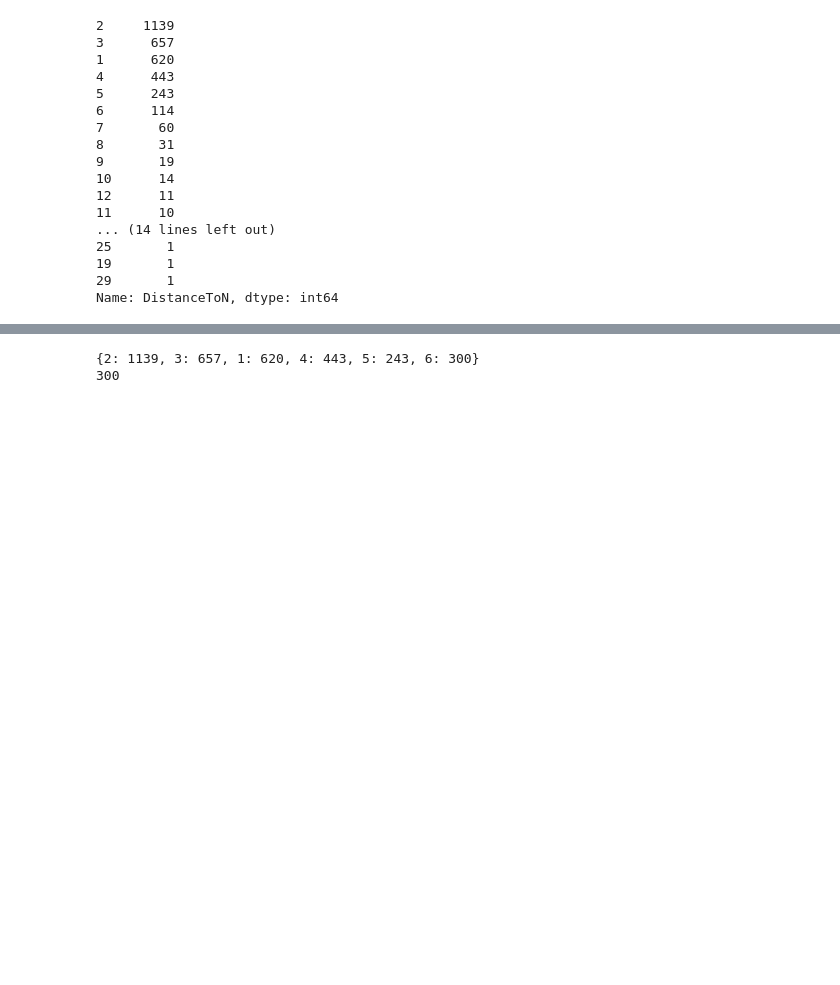
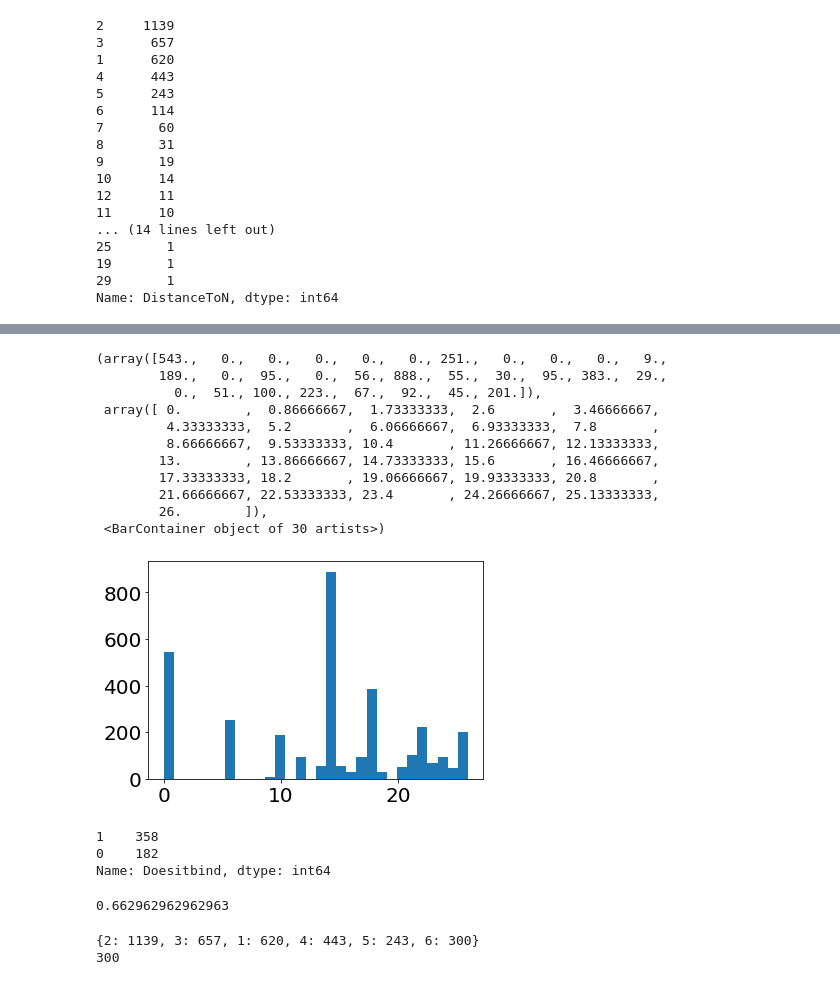
Before and after one commit to ndricke/ngcc_ml, a Jupyter notebook: active_site_analysis.ipynb, the cells around one changed output, grey strips where cells are left out. Drawn from its saved outputs; the diff is of its cells as text; code cells hidden in the pictures; blank space fills up the shorter version.

```diff
--- a/active_site_analysis.ipynb
+++ b/active_site_analysis.ipynb
@@ -110,3 +121,28 @@ Name: DistanceToN, dtype: int64
+# %%
+plt.hist(df_inactive["AromaticExtent"], bins=30)
+# %% [output]
+(array([543.,   0.,   0.,   0.,   0.,   0., 251.,   0.,   0.,   0.,   9.,
+        189.,   0.,  95.,   0.,  56., 888.,  55.,  30.,  95., 383.,  29.,
+          0.,  51., 100., 223.,  67.,  92.,  45., 201.]),
+ array([ 0.        ,  0.86666667,  1.73333333,  2.6       ,  3.46666667,
+         4.33333333,  5.2       ,  6.06666667,  6.93333333,  7.8       ,
+         8.66666667,  9.53333333, 10.4       , 11.26666667, 12.13333333,
+        13.        , 13.86666667, 14.73333333, 15.6       , 16.46666667,
+        17.33333333, 18.2       , 19.06666667, 19.93333333, 20.8       ,
+        21.66666667, 22.53333333, 23.4       , 24.26666667, 25.13333333,
+        26.        ]),
+ <BarContainer object of 30 artists>)
+[figure, added]
+# %%
+df[(df["DistanceToN"] == 1) & (df["RingEdge"] == 2)]["Doesitbind"].astype(int).value_counts()
+# %% [output]
+1    358
+0    182
+Name: Doesitbind, dtype: int64
+# %%
+358/(358+182)
+# %% [output]
+0.662962962962963
 # %%
 dtn_inact = dict(df_inactive[df_inactive["DistanceToN"] <= 5]["DistanceToN"].value_counts())
 gt5_inact = df_inactive[df_inactive["DistanceToN"] > 5]["DistanceToN"].value_counts().sum()
```
Also changed, not shown: parts of 8 cells of this notebook, 7 other files.
